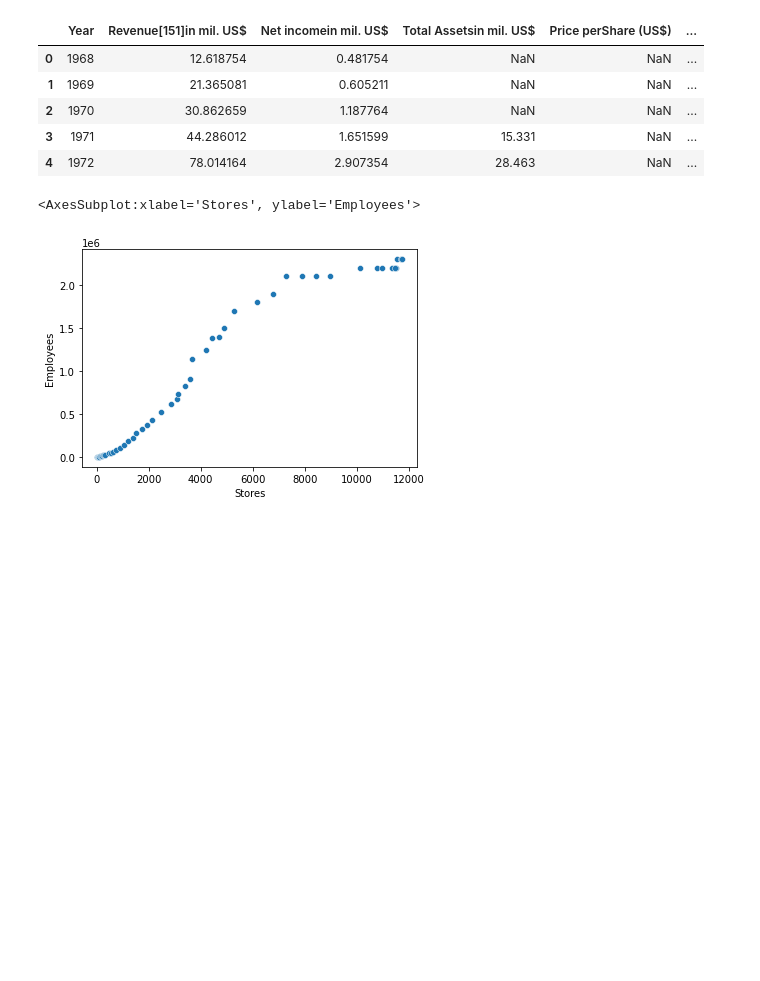
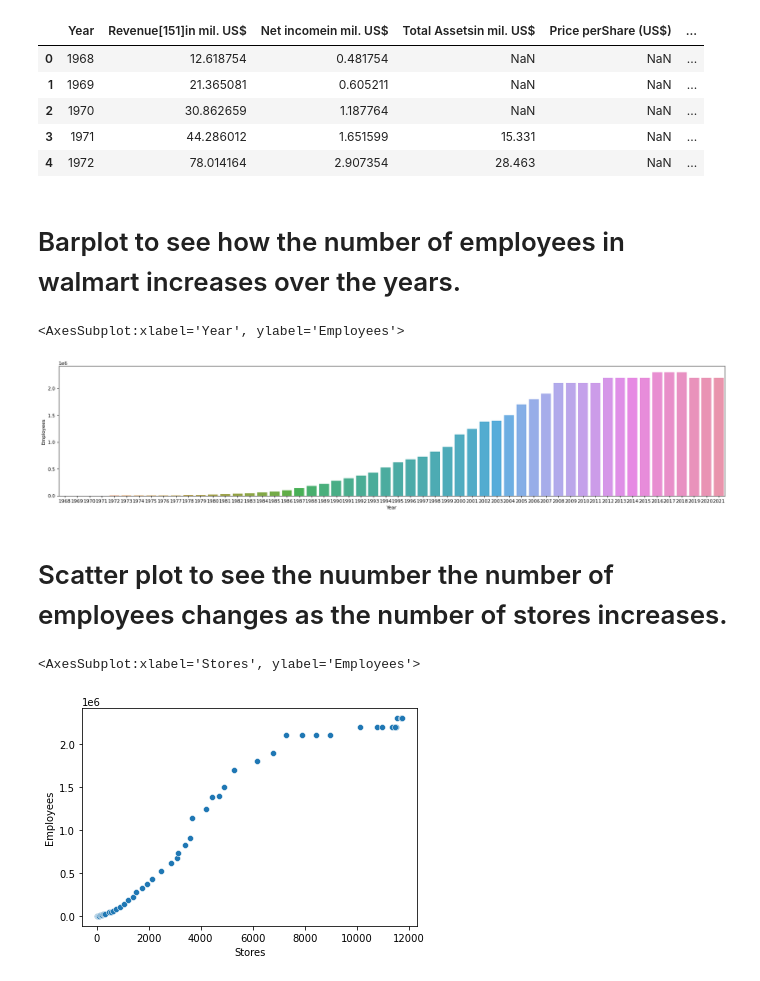
Before and after one commit to aswani848/6830project3, a Jupyter notebook: 6830Project3-1.ipynb, the cells around one changed output. Saved outputs shown, nothing was run; the diff lists cells and outputs as text; code cells hidden in the pictures; blank space fills up the shorter version.

```diff
--- a/6830Project3-1.ipynb
+++ b/6830Project3-1.ipynb
@@ -170,6 +220,16 @@ df_walmart.head()
 | 4 | 1972 | 78.014164 | 2.907354 | 28.463 | NaN | ... |
 # %%
 df_walmart=df_walmart.rename(columns={'Revenue[151]in mil. US$':'Revenue','Net incomein mil. US$':'NetIncome'})
+# %% [markdown]
+# Barplot to see how the number of employees in walmart increases over the years.
+# %%
+plt.figure(figsize=(25, 5), dpi=80)
+sns.barplot(data=df_walmart,x='Year',y='Employees')
+# %% [output]
+<AxesSubplot:xlabel='Year', ylabel='Employees'>
+[figure, added]
+# %% [markdown]
+# Scatter plot to see the nuumber the number of employees changes as the number of stores increases.
 # %%
 sns.scatterplot(data=df_walmart,x=df_walmart['Stores'],y=df_walmart['Employees'])
 # %% [output]
```
Also changed, not shown: parts of 33 cells of this notebook.
